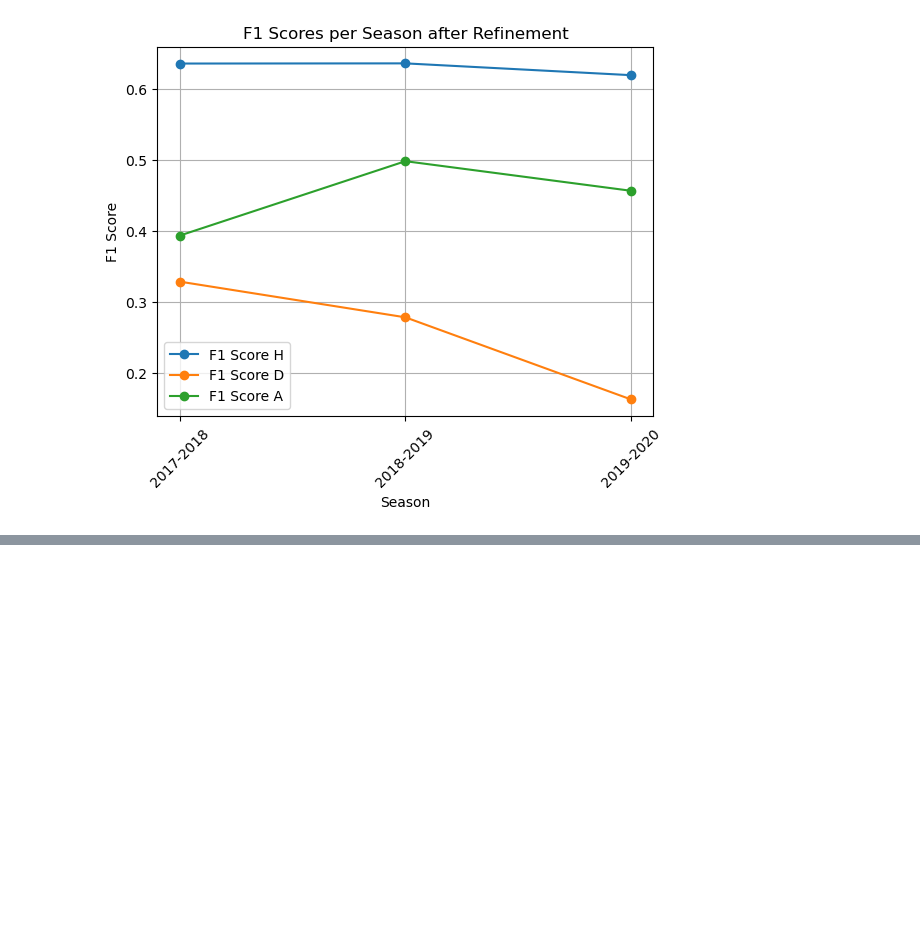
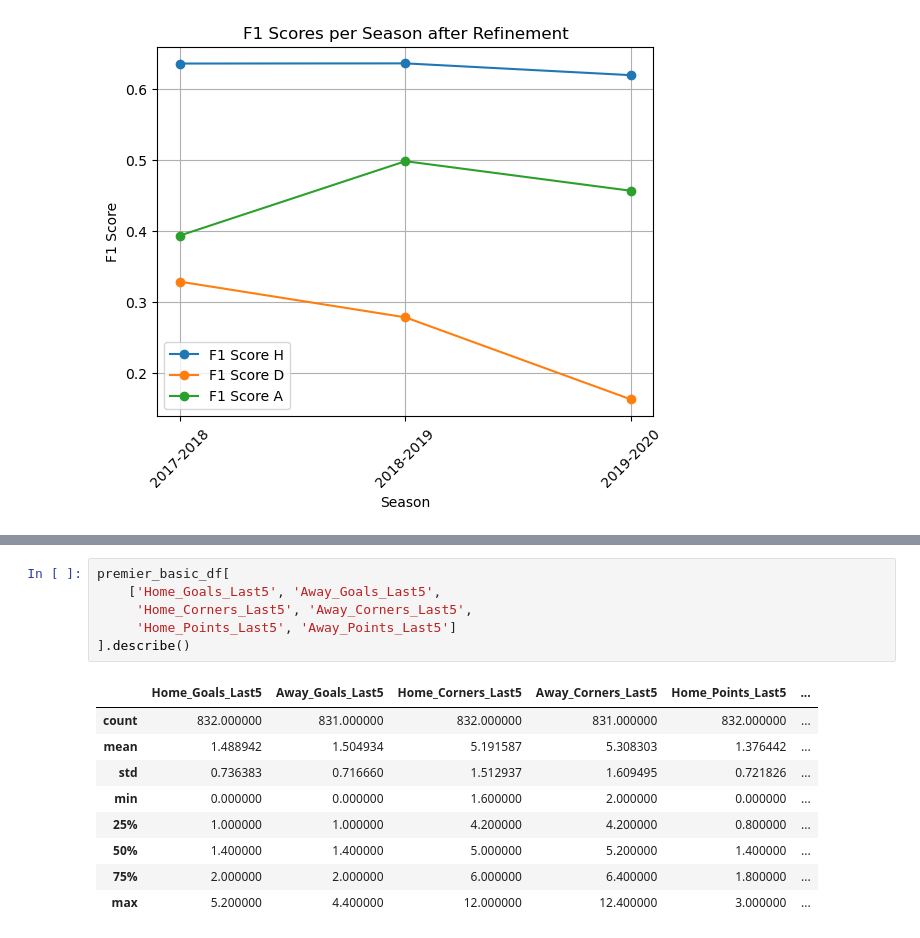
Before and after one commit to iraklisp98/sports_modelling, a Jupyter notebook: models/training.ipynb, the cells around one changed output, grey strips where cells are left out. Cells and saved outputs as stored; diff of their text form; blank space fills up the shorter version.

```diff
--- a/models/training.ipynb
+++ b/models/training.ipynb
@@ -423,0 +517,16 @@ F1 Score for class A before refinement: 0.4535, after refinement: 0.4535
+# %%
+premier_basic_df[
+    ['Home_Goals_Last5', 'Away_Goals_Last5',
+     'Home_Corners_Last5', 'Away_Corners_Last5',
+     'Home_Points_Last5', 'Away_Points_Last5']
+].describe()
+# %% [output]
+|  | Home_Goals_Last5 | Away_Goals_Last5 | Home_Corners_Last5 | Away_Corners_Last5 | Home_Points_Last5 | ... |
+| count | 832.000000 | 831.000000 | 832.000000 | 831.000000 | 832.000000 | ... |
+| mean | 1.488942 | 1.504934 | 5.191587 | 5.308303 | 1.376442 | ... |
+| std | 0.736383 | 0.716660 | 1.512937 | 1.609495 | 0.721826 | ... |
+| min | 0.000000 | 0.000000 | 1.600000 | 2.000000 | 0.000000 | ... |
+| 25% | 1.000000 | 1.000000 | 4.200000 | 4.200000 | 0.800000 | ... |
+| 50% | 1.400000 | 1.400000 | 5.000000 | 5.200000 | 1.400000 | ... |
+| 75% | 2.000000 | 2.000000 | 6.000000 | 6.400000 | 1.800000 | ... |
+| max | 5.200000 | 4.400000 | 12.000000 | 12.400000 | 3.000000 | ... |
```
Also changed, not shown: parts of 1 cell of this notebook.
